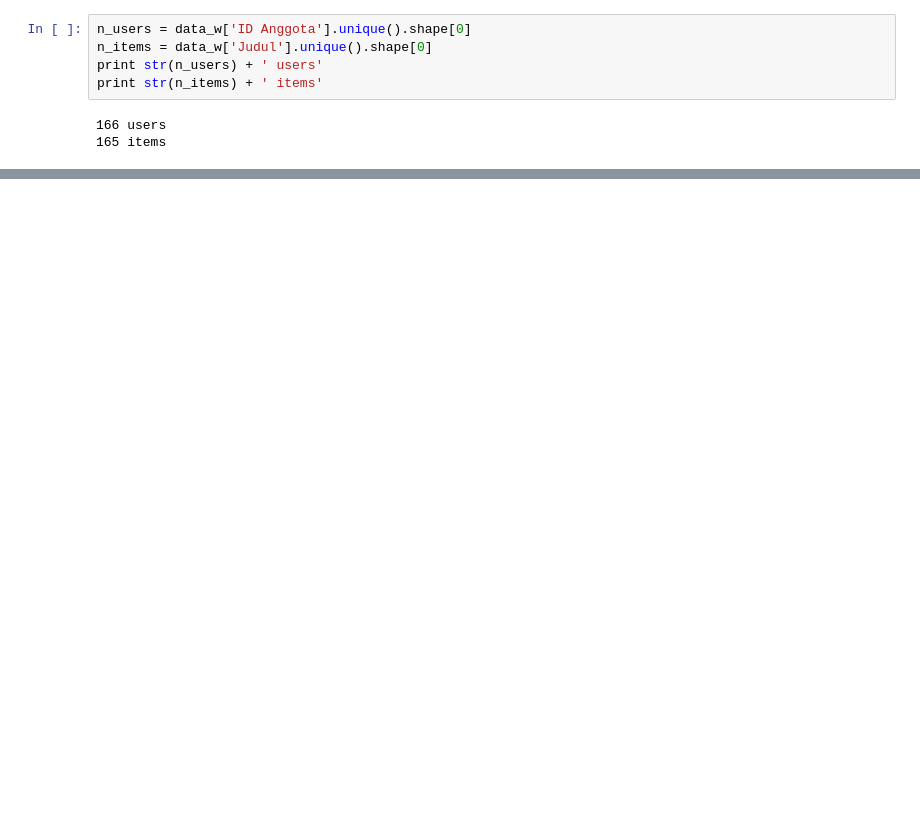
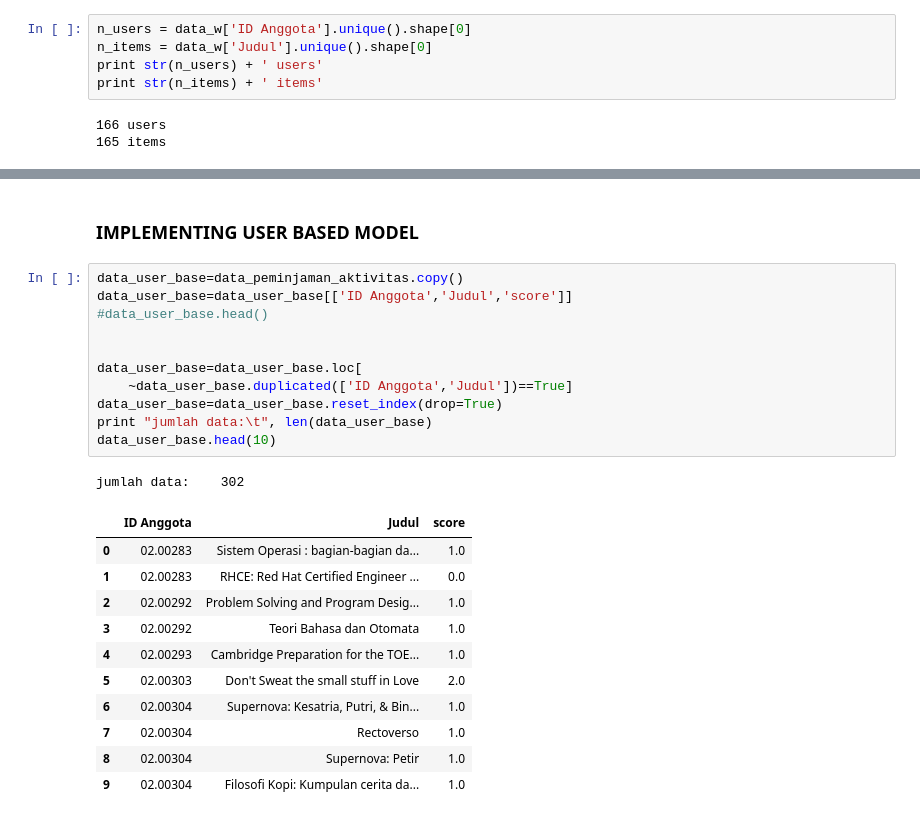
Before and after one commit to packmanproject/recommendation-syetem, a Jupyter notebook: Recommendation_v.2.ipynb, the cells around one changed output, grey strips where cells are left out. Cells and saved outputs as stored; diff of their text form; blank space fills up the shorter version.

```diff
--- a/Recommendation_v.2.ipynb
+++ b/Recommendation_v.2.ipynb
@@ -369,0 +345,26 @@ Rekomendasi Buku 36 jam belajar komputer Microsoft SQL server :
+# %% [markdown]
+### IMPLEMENTING USER BASED MODEL
+# %%
+data_user_base=data_peminjaman_aktivitas.copy()
+data_user_base=data_user_base[['ID Anggota','Judul','score']]
+#data_user_base.head()
+
+
+data_user_base=data_user_base.loc[
+    ~data_user_base.duplicated(['ID Anggota','Judul'])==True]
+data_user_base=data_user_base.reset_index(drop=True)
+print "jumlah data:\t", len(data_user_base)
+data_user_base.head(10)
+# %% [output]
+jumlah data:    302
+|  | ID Anggota | Judul | score |
+| 0 | 02.00283 | Sistem Operasi : bagian-bagian da... | 1.0 |
+| 1 | 02.00283 | RHCE: Red Hat Certified Engineer ... | 0.0 |
+| 2 | 02.00292 | Problem Solving and Program Desig... | 1.0 |
+| 3 | 02.00292 | Teori Bahasa dan Otomata | 1.0 |
+| 4 | 02.00293 | Cambridge Preparation for the TOE... | 1.0 |
+| 5 | 02.00303 | Don't Sweat the small stuff in Love | 2.0 |
+| 6 | 02.00304 | Supernova: Kesatria, Putri, & Bin... | 1.0 |
+| 7 | 02.00304 | Rectoverso | 1.0 |
+| 8 | 02.00304 | Supernova: Petir | 1.0 |
+| 9 | 02.00304 | Filosofi Kopi: Kumpulan cerita da... | 1.0 |
```
Also changed, not shown: parts of 31 cells of this notebook, 12 other files.
